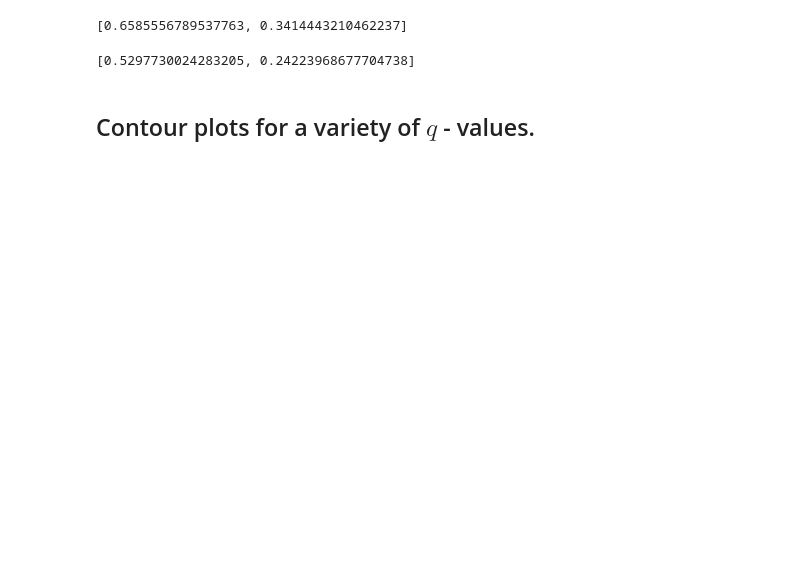
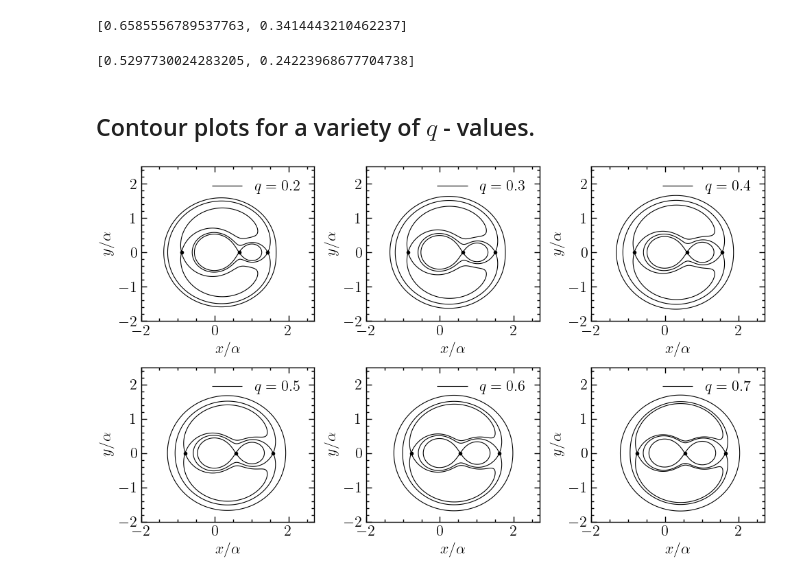
Before and after one commit to DimitrisKour/Common-Envelope-Binaries, a Jupyter notebook: Roche potential - Contour plots.ipynb, the cells around one changed output. Drawn from its saved outputs; the diff is of its cells as text; code cells hidden in the pictures; blank space fills up the shorter version.

```diff
--- a/Roche potential - Contour plots.ipynb
+++ b/Roche potential - Contour plots.ipynb
@@ -244,3 +243,35 @@ plt.show()
 [0.5297730024283205, 0.24223968677704738]
 # %% [markdown]
 ## Contour plots for a variety of $q$ - values.
+# %%
+fig, axs = plt.subplots(2, 3, figsize=(10, 6), tight_layout=True)
+
+x = np.linspace(-4, 4, 1000) ; y = np.linspace(-3, 3, 1000)
+X, Y = np.meshgrid(x, y)
+
+q = 0.2
+
+for i in range(2):
+    for j in range(3):
+
+        ax = axs[i][j]
+
+        L_points = [L1_point(q), L2_point(q), L3_point(q)]
+        phi_dl_L1 = phi_dl(L_points[0][0], L_points[0][1], q)
+        phi_dl_L2 = phi_dl(L_points[1][0], L_points[1][1], q)
+        phi_dl_L3 = phi_dl(L_points[2][0], L_points[2][1], q)
+
+        c = ax.contour(X, Y, phi_dl(X, Y, q), colors="black", levels=[phi_dl_L3, phi_dl_L2, phi_dl_L1])
+        for k in range(3): ax.plot(L_points[k][0], L_points[k][1], color="black", marker=".")
+
+        h,l = c.legend_elements() ; ax.legend(h, [r"$q=%.1f$"%q])
+        ax.set_xlabel(r"$x/\alpha$") ; ax.set_ylabel(r"$y/\alpha$")
+        ax.set_xlim(-2, 2.7) ; ax.set_ylim(-2, 2.5)
+        plt.rcParams["lines.linewidth"] = 0.8
+
+        q += 0.1
+
+plt.savefig("q values.png")
+plt.show()
+# %% [output]
+[figure, added]
```
Also changed, not shown: parts of 5 cells of this notebook.
